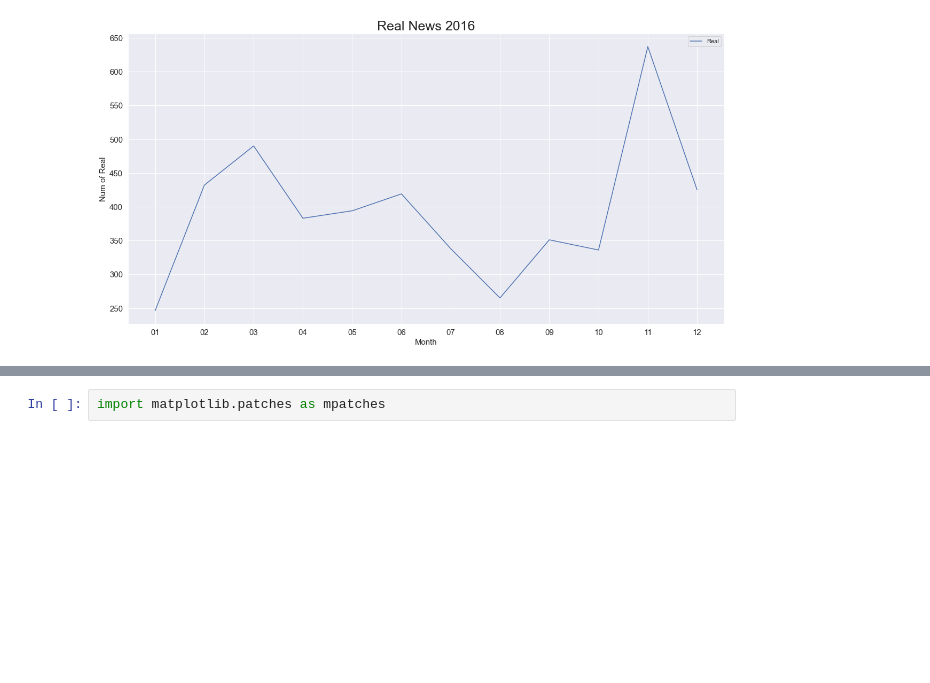
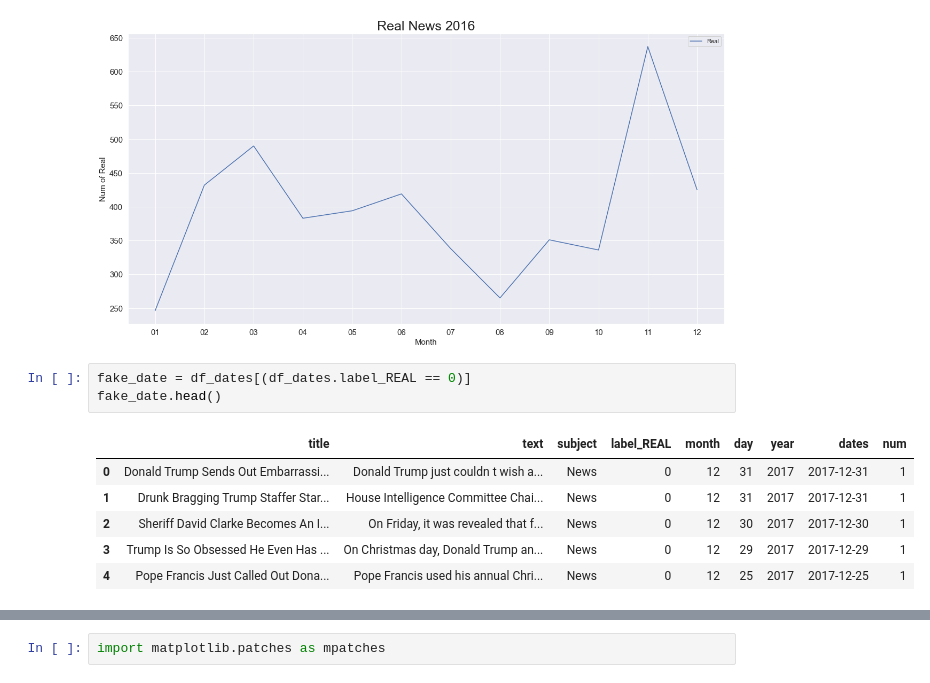
Before and after one commit to chrisvinhston/Fake_News, a Jupyter notebook: fake_news.ipynb, the cells around one changed output, grey strips where cells are left out. Cells and saved outputs as stored; diff of their text form; blank space fills up the shorter version.

```diff
--- a/fake_news.ipynb
+++ b/fake_news.ipynb
@@ -606,3 +629,13 @@ plt.ylabel('Num of Real', fontsize=15)
 plt.show()
 # %% [output]
 [figure]
+# %%
+fake_date = df_dates[(df_dates.label_REAL == 0)]
+fake_date.head()
+# %% [output]
+|  | title | text | subject | label_REAL | month | day | year | dates | num |
+| 0 | Donald Trump Sends Out Embarrassi... | Donald Trump just couldn t wish a... | News | 0 | 12 | 31 | 2017 | 2017-12-31 | 1 |
+| 1 | Drunk Bragging Trump Staffer Star... | House Intelligence Committee Chai... | News | 0 | 12 | 31 | 2017 | 2017-12-31 | 1 |
+| 2 | Sheriff David Clarke Becomes An I... | On Friday, it was revealed that f... | News | 0 | 12 | 30 | 2017 | 2017-12-30 | 1 |
+| 3 | Trump Is So Obsessed He Even Has ... | On Christmas day, Donald Trump an... | News | 0 | 12 | 29 | 2017 | 2017-12-29 | 1 |
+| 4 | Pope Francis Just Called Out Dona... | Pope Francis used his annual Chri... | News | 0 | 12 | 25 | 2017 | 2017-12-25 | 1 |
```
Also changed, not shown: parts of 54 cells of this notebook.
